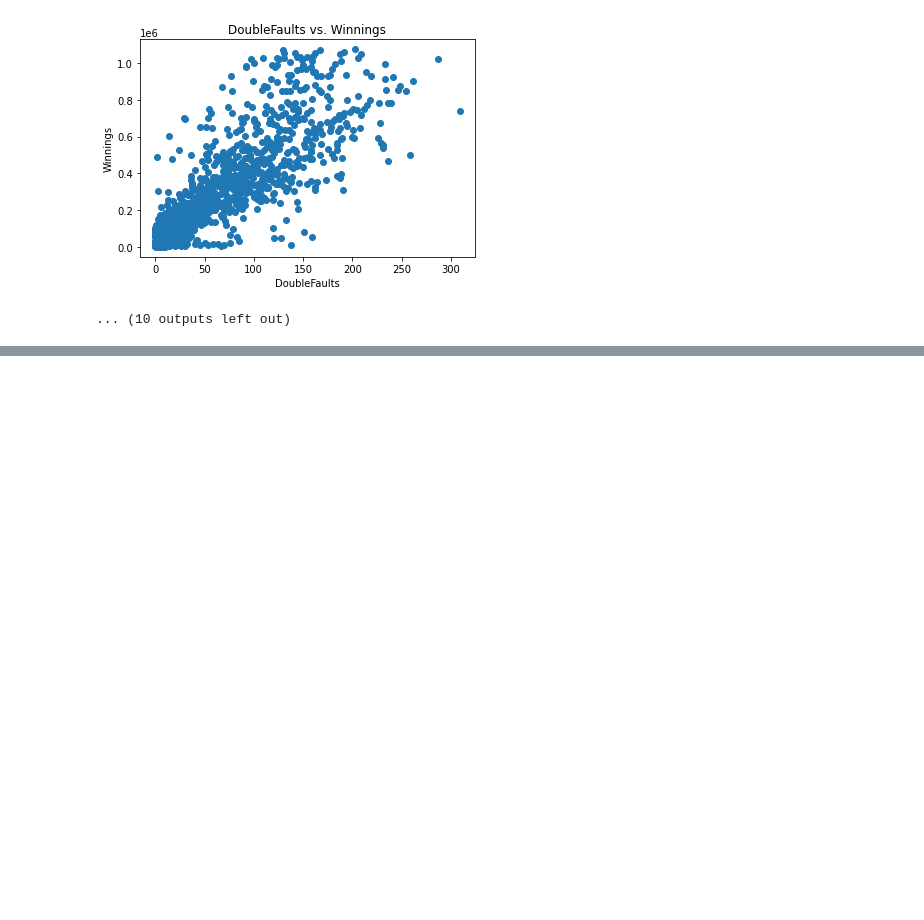
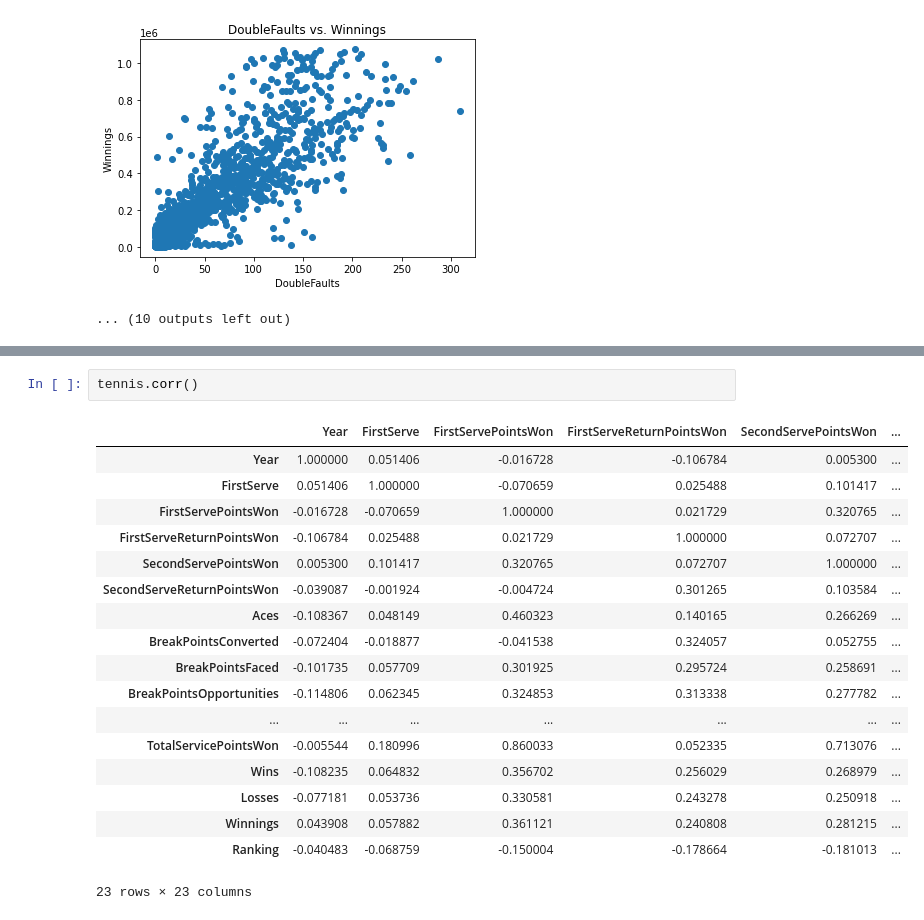
Before and after one commit to roshan2004/supervisedlearning, a Jupyter notebook: Codecademy Multiple Regression.ipynb, the cells around one changed output, grey strips where cells are left out. Drawn from its saved outputs; the diff is of its cells as text; blank space fills up the shorter version.

```diff
--- a/Codecademy Multiple Regression.ipynb
+++ b/Codecademy Multiple Regression.ipynb
@@ -814,0 +1062,21 @@ for i in x:
+# %%
+tennis.corr()
+# %% [output]
+|  | Year | FirstServe | FirstServePointsWon | FirstServeReturnPointsWon | SecondServePointsWon | ... |
+| Year | 1.000000 | 0.051406 | -0.016728 | -0.106784 | 0.005300 | ... |
+| FirstServe | 0.051406 | 1.000000 | -0.070659 | 0.025488 | 0.101417 | ... |
+| FirstServePointsWon | -0.016728 | -0.070659 | 1.000000 | 0.021729 | 0.320765 | ... |
+| FirstServeReturnPointsWon | -0.106784 | 0.025488 | 0.021729 | 1.000000 | 0.072707 | ... |
+| SecondServePointsWon | 0.005300 | 0.101417 | 0.320765 | 0.072707 | 1.000000 | ... |
+| SecondServeReturnPointsWon | -0.039087 | -0.001924 | -0.004724 | 0.301265 | 0.103584 | ... |
+| Aces | -0.108367 | 0.048149 | 0.460323 | 0.140165 | 0.266269 | ... |
+| BreakPointsConverted | -0.072404 | -0.018877 | -0.041538 | 0.324057 | 0.052755 | ... |
+| BreakPointsFaced | -0.101735 | 0.057709 | 0.301925 | 0.295724 | 0.258691 | ... |
+| BreakPointsOpportunities | -0.114806 | 0.062345 | 0.324853 | 0.313338 | 0.277782 | ... |
+| ... | ... | ... | ... | ... | ... | ... |
+| TotalServicePointsWon | -0.005544 | 0.180996 | 0.860033 | 0.052335 | 0.713076 | ... |
+| Wins | -0.108235 | 0.064832 | 0.356702 | 0.256029 | 0.268979 | ... |
+| Losses | -0.077181 | 0.053736 | 0.330581 | 0.243278 | 0.250918 | ... |
+| Winnings | 0.043908 | 0.057882 | 0.361121 | 0.240808 | 0.281215 | ... |
+| Ranking | -0.040483 | -0.068759 | -0.150004 | -0.178664 | -0.181013 | ... |
+23 rows × 23 columns
```
Also changed, not shown: parts of 20 cells of this notebook, 1 other file.
